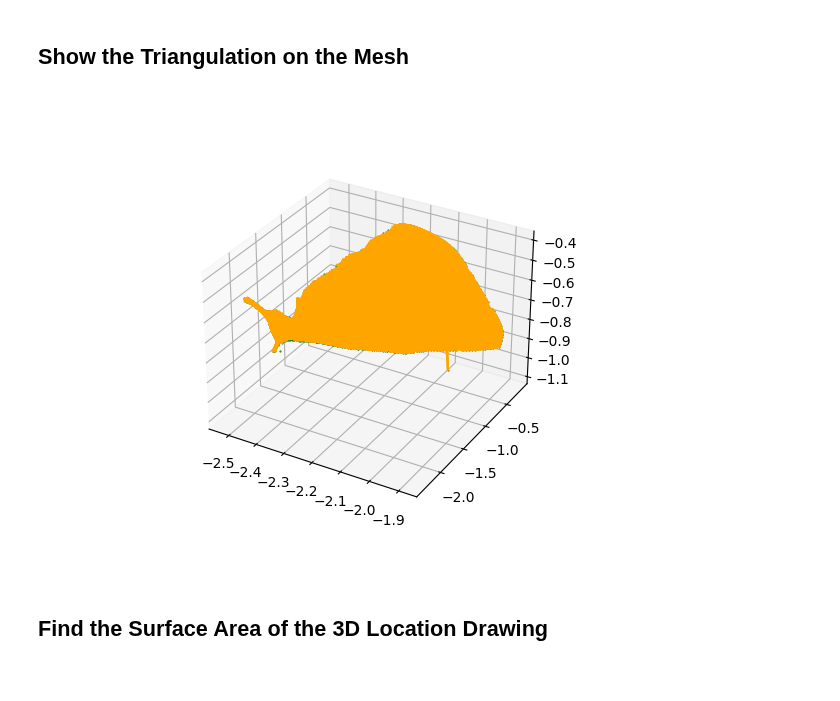
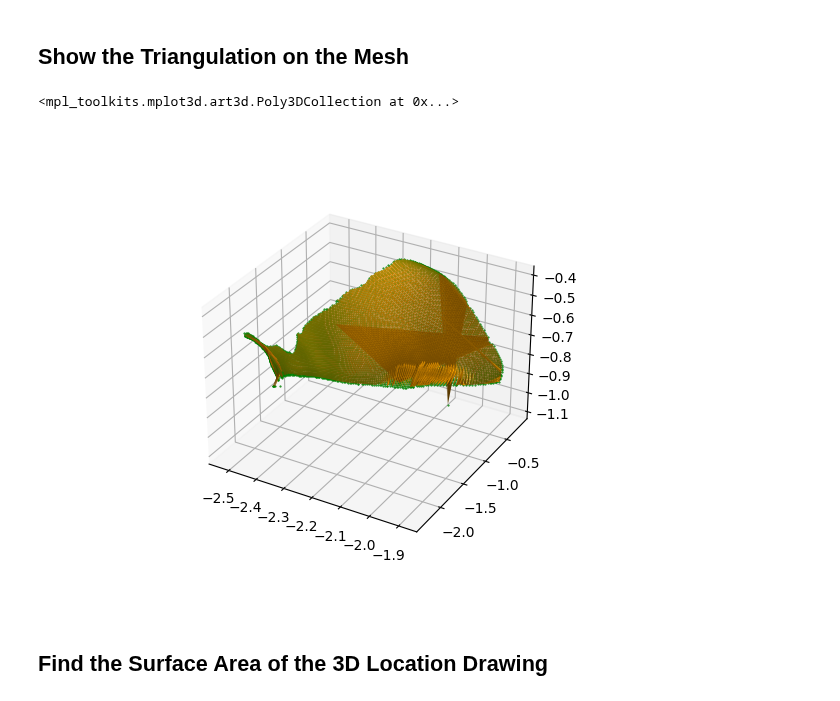
Before and after one commit to Nabizzle/Geodesic-Path-Finder, a Jupyter notebook: Code/Surface Area From Drawing.ipynb, the cells around one changed output. Drawn from its saved outputs; the diff is of its cells as text; code cells hidden in the pictures.

Commit message:
refactor: Speeds up triangulated surface plot
Uses trisurf instead of plotting every line individually which is about
50 times faster to compute

```diff
--- a/Code/Surface Area From Drawing.ipynb
+++ b/Code/Surface Area From Drawing.ipynb
@@ -252,14 +252,14 @@ ax.plot(location_surface[:, 0], location_surface[:, 1],
 # %%
 fig = plt.figure()
 ax = fig.add_subplot(projection='3d')
 ax.plot(location_surface[:, 0], location_surface[:, 1],
         location_surface[:, 2], 'g.', markersize=1)
 
-for tri in reduced_triangles:
-    ax.plot(location_surface[tri, 0], location_surface[tri, 1],
-            location_surface[tri, 2], c='orange', markersize=1)
+ax.plot_trisurf(location_surface[:, 0], location_surface[:, 1],
+                reduced_triangles, location_surface[:, 2], color="orange")
 # %% [output]
+<mpl_toolkits.mplot3d.art3d.Poly3DCollection at 0x...>
-[figure, old version]
+[figure, new version]
 # %% [markdown]
 ## Find the Surface Area of the 3D Location Drawing
 # %% [markdown]
```
Also changed, not shown: parts of 2 cells of this notebook.
